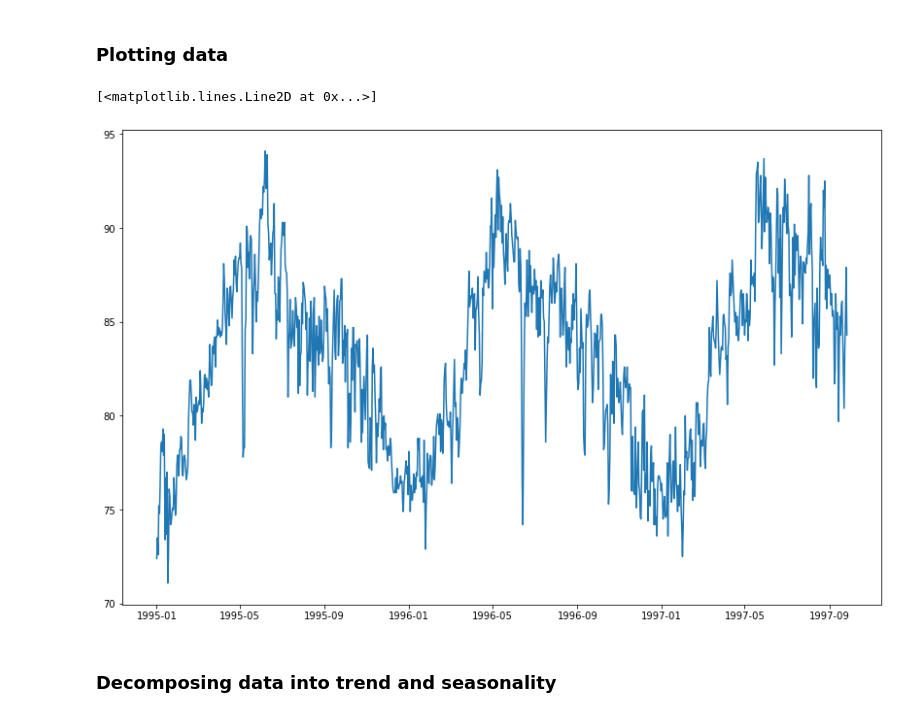
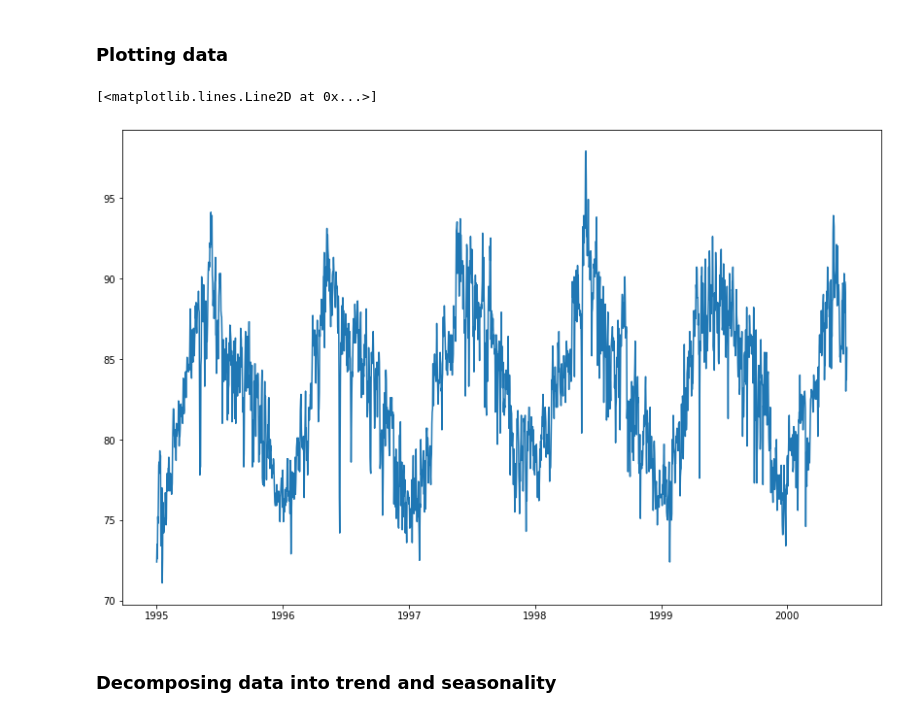
Before and after one commit to ayush4712/TimeSeriesForcasting, a Jupyter notebook: DailyTempDataVisualization.ipynb, the cells around one changed output. Saved outputs shown, nothing was run; the diff lists cells and outputs as text; code cells hidden in the pictures.

Commit message:
Visualization Updated

```diff
--- a/DailyTempDataVisualization.ipynb
+++ b/DailyTempDataVisualization.ipynb
@@ -80,12 +80,12 @@ for i in data[data['Temp']==-99].index:
 ### Plotting data
 # %%
 l = 0
-r = 1000
+r = 2000
 plt.figure(figsize=(14, 9))
 plt.plot(data['TimeStamp'][l:r], data['Temp'][l:r])
 # %% [output]
 [<matplotlib.lines.Line2D at 0x...>]
-[figure, old version]
+[figure, new version]
 # %% [markdown]
 ### Decomposing data into trend and seasonality
 # %%
```
Also changed, not shown: parts of 2 cells of this notebook.
